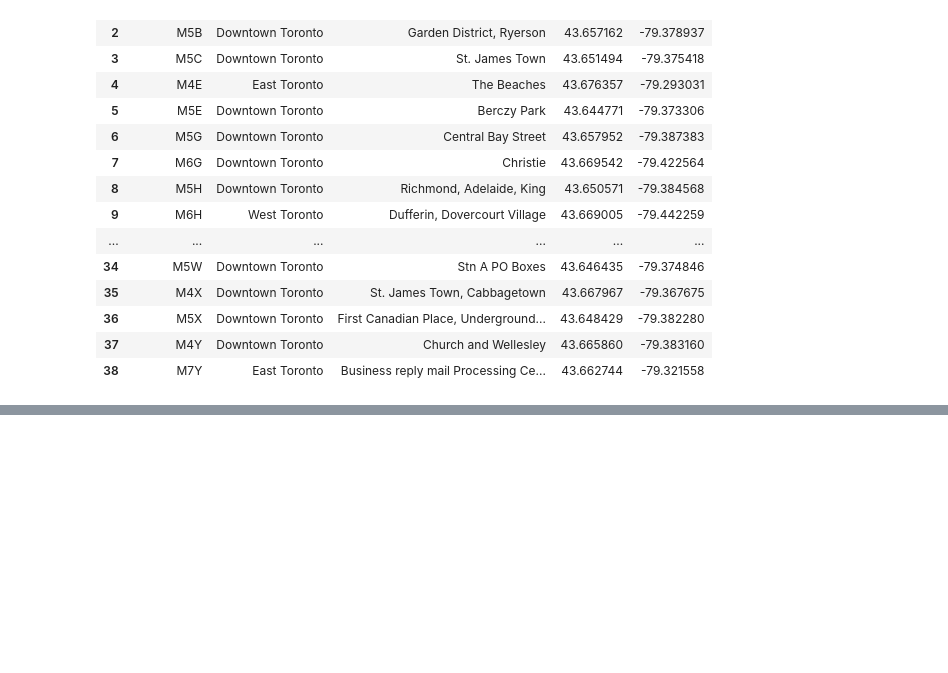
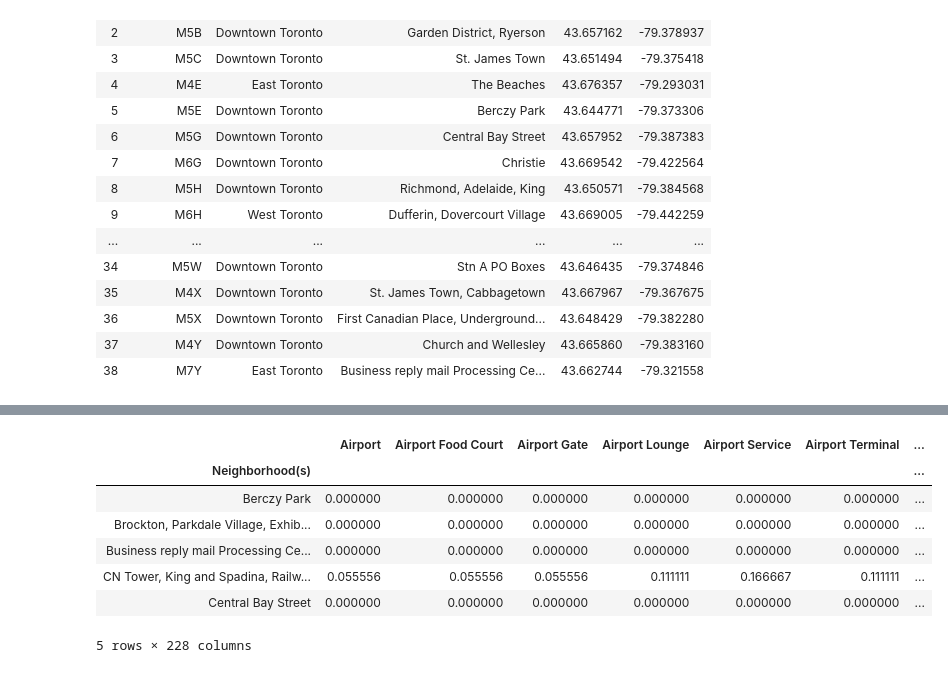
Before and after one commit to dingyan20/Coursera_Capstone, a Jupyter notebook: Segmenting and Clustering Neighborhoods in Toronto (3).ipynb, the cells around one changed output, grey strips where cells are left out. Drawn from its saved outputs; the diff is of its cells as text; code cells hidden in the pictures; blank space fills up the shorter version.

```diff
--- a/Segmenting and Clustering Neighborhoods in Toronto (3).ipynb
+++ b/Segmenting and Clustering Neighborhoods in Toronto (3).ipynb
@@ -120,0 +126,3 @@ SSLError: HTTPSConnectionPool(host='api.foursquare.com', port=443): Max retries
+# %%
+df_venues.columns = ['Postal Code', 'Neighborhood', 'Venue', 'Venue Category', 'Venue Latitude', 'Venue Longitude']
+df_venues.head()
@@ -120,0 +144,4 @@ SSLError: HTTPSConnectionPool(host='api.foursquare.com', port=443): Max retries
+# %%
+df_venue_dummies = pd.get_dummies(df_venues['Venue Category'])
+df_venue_dummies.insert(0, 'Neighborhood(s)', df_venues['Neighborhood'])
+df_venue_dummies.head()
@@ -120,0 +156,12 @@ SSLError: HTTPSConnectionPool(host='api.foursquare.com', port=443): Max retries
+# %%
+df_grouped = df_venue_dummies.groupby('Neighborhood(s)').mean()
+df_grouped.head()
+# %% [output]
+|  | Airport | Airport Food Court | Airport Gate | Airport Lounge | Airport Service | Airport Terminal | ... |
+| Neighborhood(s) |  |  |  |  |  |  | ... |
+| Berczy Park | 0.000000 | 0.000000 | 0.000000 | 0.000000 | 0.000000 | 0.000000 | ... |
+| Brockton, Parkdale Village, Exhib... | 0.000000 | 0.000000 | 0.000000 | 0.000000 | 0.000000 | 0.000000 | ... |
+| Business reply mail Processing Ce... | 0.000000 | 0.000000 | 0.000000 | 0.000000 | 0.000000 | 0.000000 | ... |
+| CN Tower, King and Spadina, Railw... | 0.055556 | 0.055556 | 0.055556 | 0.111111 | 0.166667 | 0.111111 | ... |
+| Central Bay Street | 0.000000 | 0.000000 | 0.000000 | 0.000000 | 0.000000 | 0.000000 | ... |
+5 rows × 228 columns
```
Also changed, not shown: parts of 21 cells of this notebook.
